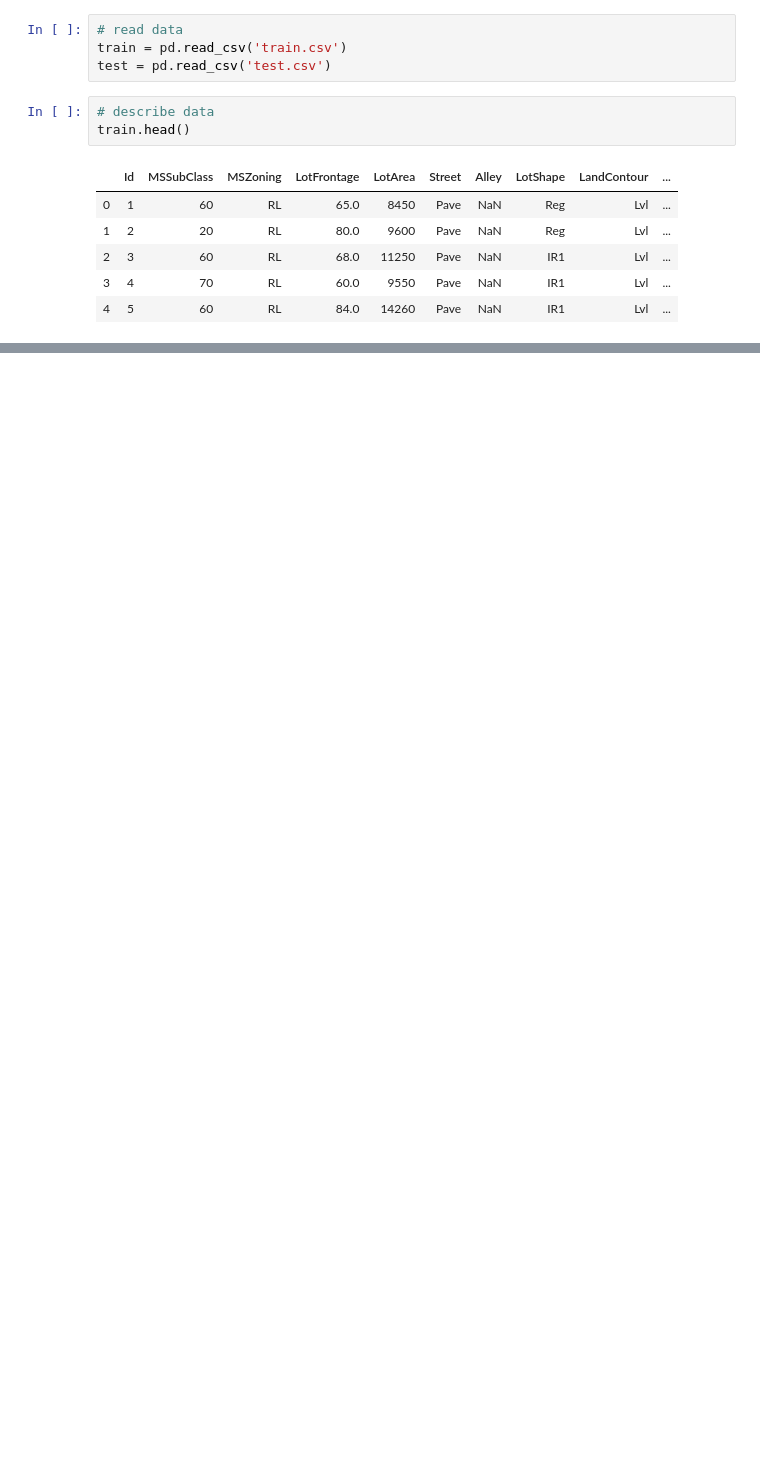
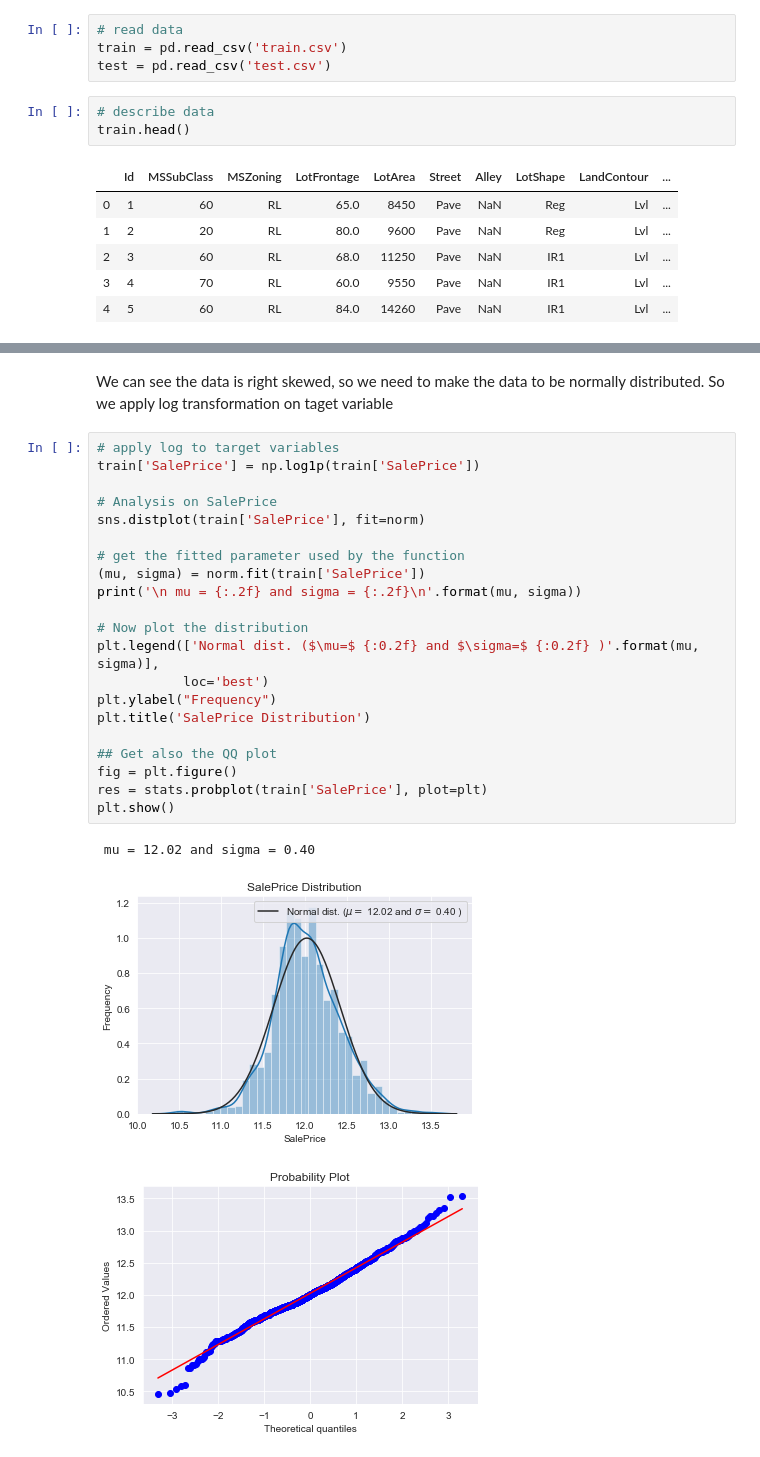
Before and after one commit to Sibin-Sibi/House_Price, a Jupyter notebook: Housing.ipynb, the cells around one changed output, grey strips where cells are left out. Saved outputs shown, nothing was run; the diff lists cells and outputs as text; blank space fills up the shorter version.

```diff
--- a/Housing.ipynb
+++ b/Housing.ipynb
@@ -48,0 +52,27 @@ MiscFeature
+# %% [markdown]
+We can see the data is right skewed, so we need to make the data to be normally distributed. So we apply log transformation on taget variable
+# %%
+# apply log to target variables
+train['SalePrice'] = np.log1p(train['SalePrice'])
+
+# Analysis on SalePrice
+sns.distplot(train['SalePrice'], fit=norm)
+
+# get the fitted parameter used by the function
+(mu, sigma) = norm.fit(train['SalePrice'])
+print('\n mu = {:.2f} and sigma = {:.2f}\n'.format(mu, sigma))
+
+# Now plot the distribution
+plt.legend(['Normal dist. ($\mu=$ {:0.2f} and $\sigma=$ {:0.2f} )'.format(mu, sigma)],
+           loc='best')
+plt.ylabel("Frequency")
+plt.title('SalePrice Distribution')
+
+## Get also the QQ plot
+fig = plt.figure()
+res = stats.probplot(train['SalePrice'], plot=plt)
+plt.show()
+# %% [output]
+ mu = 12.02 and sigma = 0.40
+[figure, added]
+[figure, added]
```
Also changed, not shown: parts of 43 cells of this notebook.
